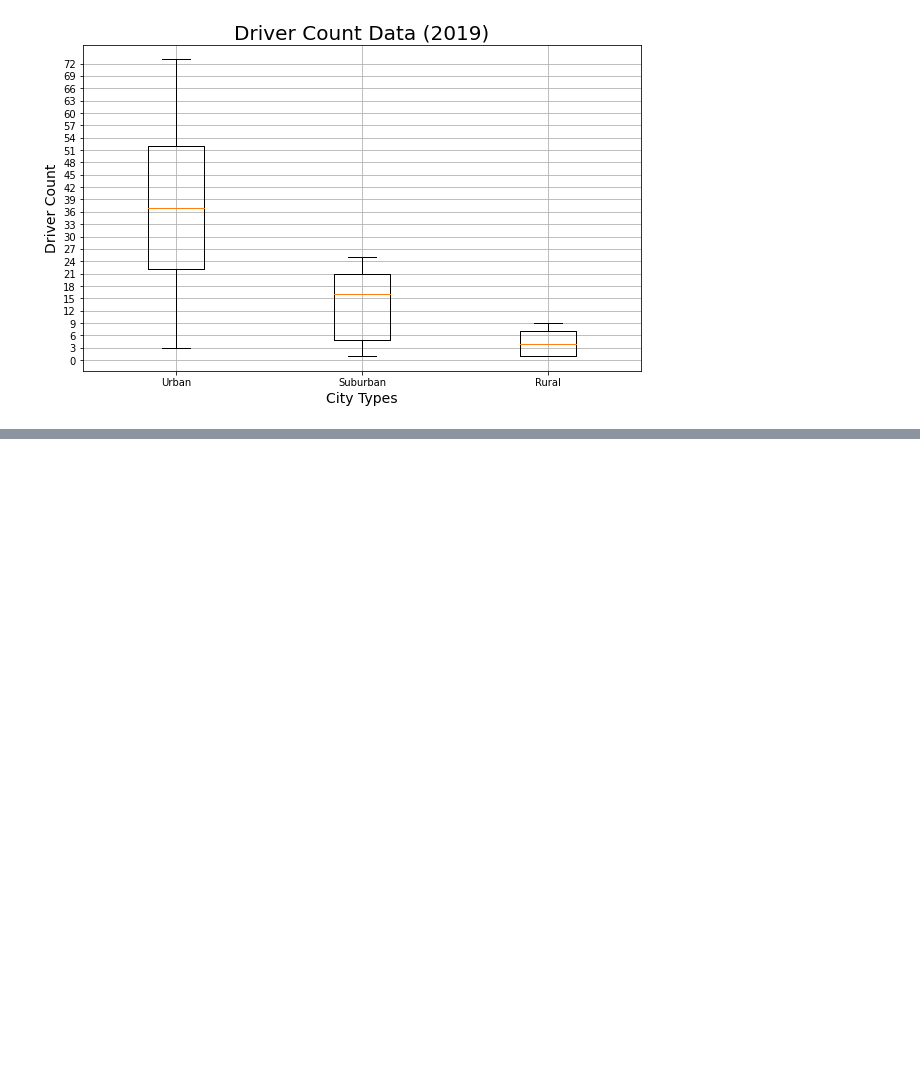
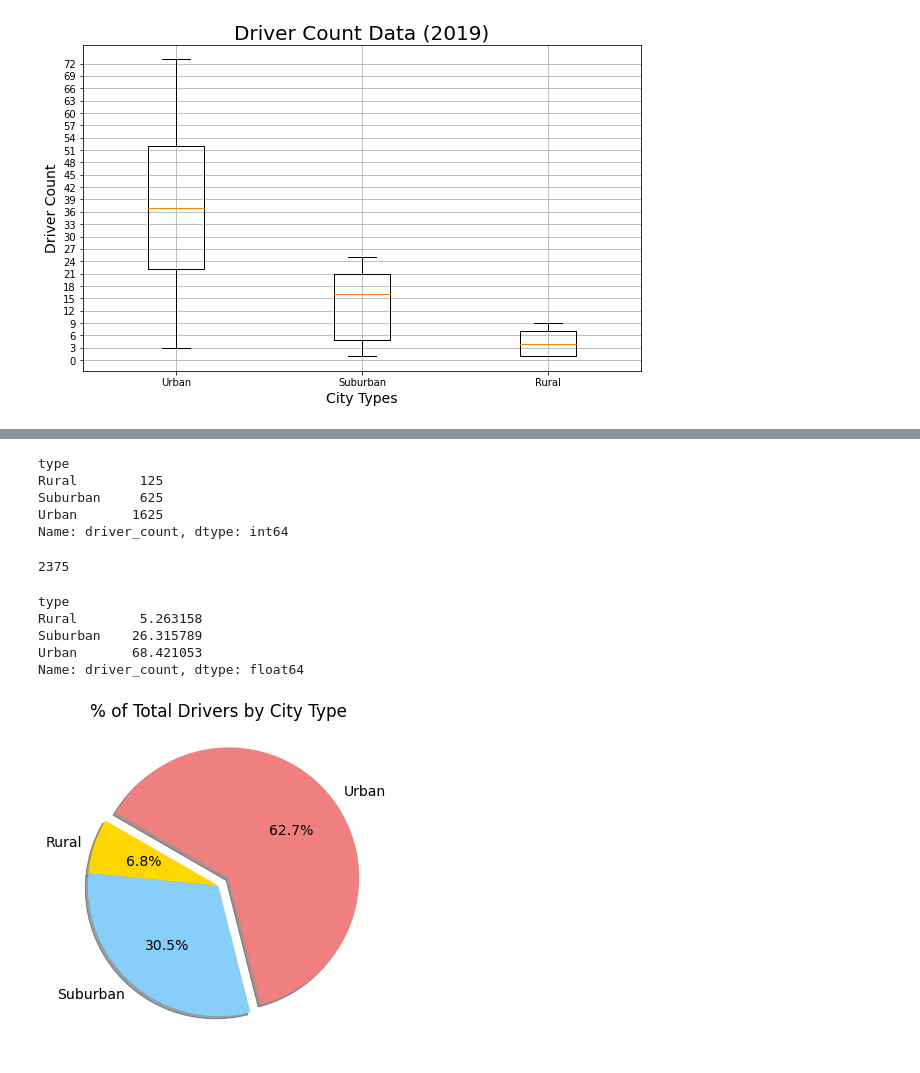
Before and after one commit to nsanchez76/PyBer_Analysis, a Jupyter notebook: PyBer.ipynb, the cells around one changed output, grey strips where cells are left out. Cells and saved outputs as stored; diff of their text form; code cells hidden in the pictures; blank space fills up the shorter version.

```diff
--- a/PyBer.ipynb
+++ b/PyBer.ipynb
@@ -849,0 +940,44 @@ plt.show()
+# %%
+# Get the count of the drivers for each city type.
+sum_drivers_by_type = pyber_data_df.groupby(["type"]).count()["driver_count"]
+sum_drivers_by_type
+# %% [output]
+type
+Rural        125
+Suburban     625
+Urban       1625
+Name: driver_count, dtype: int64
+# %%
+# Get the total count of all the rides.
+total_drivers = pyber_data_df["driver_count"].count()
+total_drivers
+# %% [output]
+2375
+# %%
+# Calculate the percentage of rides for each city type.
+type_drivers = 100 * pyber_data_df.groupby(["type"]).count()["driver_count"] / pyber_data_df["driver_count"].count()
+type_drivers
+# %% [output]
+type
+Rural        5.263158
+Suburban    26.315789
+Urban       68.421053
+Name: driver_count, dtype: float64
+# %%
+# Build Pie Chart
+plt.subplots(figsize=(10, 6))
+plt.pie(type_percents,
+    labels=["Rural", "Suburban", "Urban"],
+    colors=["gold", "lightskyblue", "lightcoral"],
+    explode=[0, 0, 0.1],
+    autopct='%1.1f%%',
+    shadow=True, startangle=150)
+plt.title("% of Total Drivers by City Type")
+# Change the default font size from 10 to 14.
+mpl.rcParams['font.size'] = 14
+# Save Figure
+plt.savefig("analysis/Fig7.png")
+# Show Figure
+plt.show()
+# %% [output]
+[figure, added]
```
Also changed, not shown: parts of 8 cells of this notebook, 3 other files.
